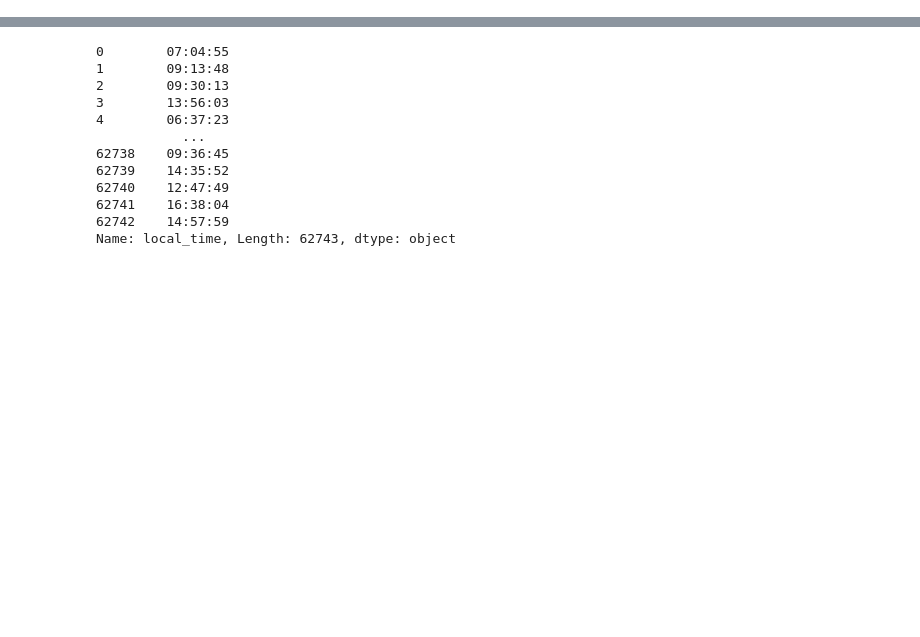
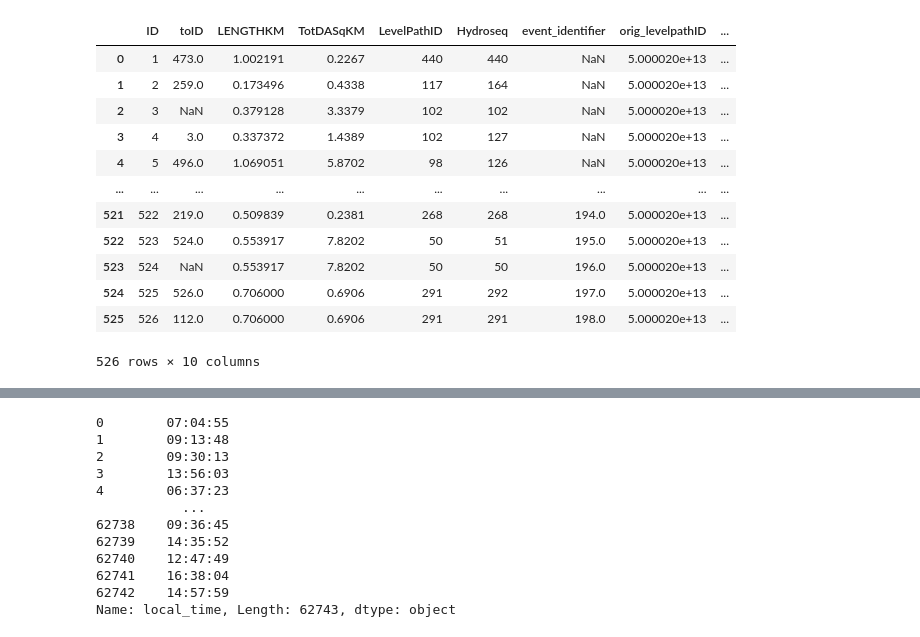
Before and after one commit to LynkerIntel/TNC_dangermond_webapp, a Jupyter notebook: test.ipynb, the cells around one changed output, grey strips where cells are left out. Drawn from its saved outputs; the diff is of its cells as text; code cells hidden in the pictures; blank space fills up the shorter version.

```diff
--- a/test.ipynb
+++ b/test.ipynb
@@ -18,0 +71,18 @@ df = data_loader.get_daily_data()
+# %%
+gdf = data_loader.get_s3_hydrofabric()
+# %%
+gdf
+# %% [output]
+|  | ID | toID | LENGTHKM | TotDASqKM | LevelPathID | Hydroseq | event_identifier | orig_levelpathID | ... |
+| 0 | 1 | 473.0 | 1.002191 | 0.2267 | 440 | 440 | NaN | 5.000020e+13 | ... |
+| 1 | 2 | 259.0 | 0.173496 | 0.4338 | 117 | 164 | NaN | 5.000020e+13 | ... |
+| 2 | 3 | NaN | 0.379128 | 3.3379 | 102 | 102 | NaN | 5.000020e+13 | ... |
+| 3 | 4 | 3.0 | 0.337372 | 1.4389 | 102 | 127 | NaN | 5.000020e+13 | ... |
+| 4 | 5 | 496.0 | 1.069051 | 5.8702 | 98 | 126 | NaN | 5.000020e+13 | ... |
+| ... | ... | ... | ... | ... | ... | ... | ... | ... | ... |
+| 521 | 522 | 219.0 | 0.509839 | 0.2381 | 268 | 268 | 194.0 | 5.000020e+13 | ... |
+| 522 | 523 | 524.0 | 0.553917 | 7.8202 | 50 | 51 | 195.0 | 5.000020e+13 | ... |
+| 523 | 524 | NaN | 0.553917 | 7.8202 | 50 | 50 | 196.0 | 5.000020e+13 | ... |
+| 524 | 525 | 526.0 | 0.706000 | 0.6906 | 291 | 292 | 197.0 | 5.000020e+13 | ... |
+| 525 | 526 | 112.0 | 0.706000 | 0.6906 | 291 | 291 | 198.0 | 5.000020e+13 | ... |
+526 rows × 10 columns
```
Also changed, not shown: parts of 11 cells of this notebook, 9 other files.
